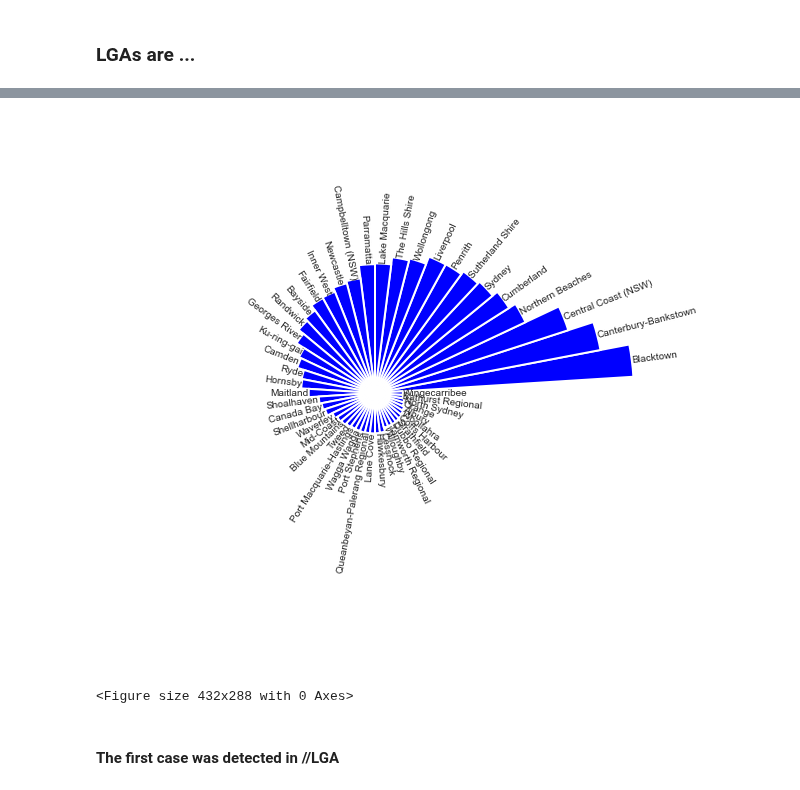
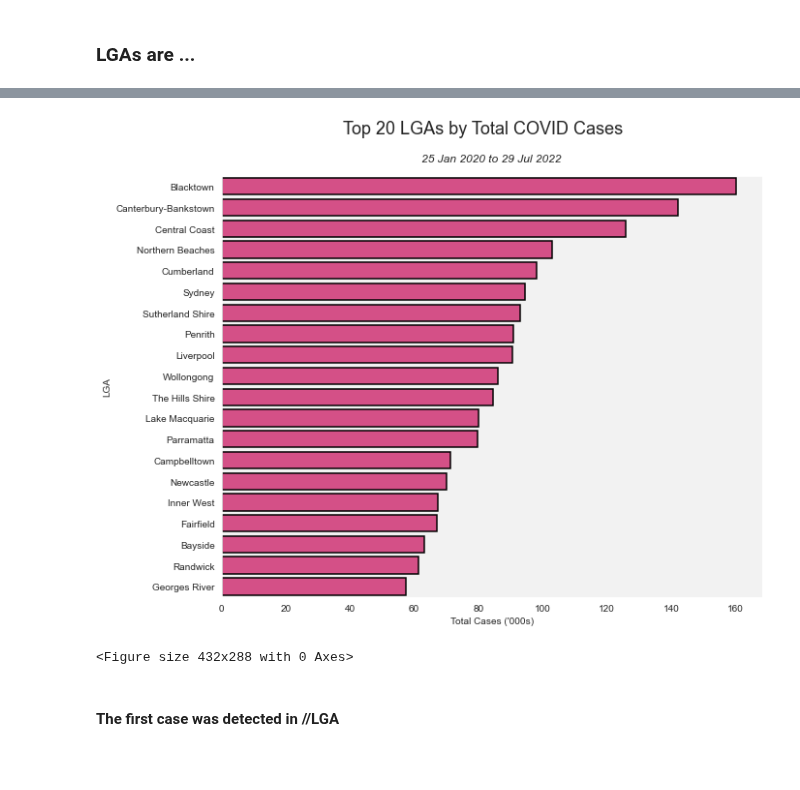
Before and after one commit to henrylin03/covid-nsw, a Jupyter notebook: covid-nsw.ipynb, the cells around one changed output, grey strips where cells are left out. Saved outputs shown, nothing was run; the diff lists cells and outputs as text; code cells hidden in the pictures; blank space fills up the shorter version.

Commit message:
add horizontal barchart for top 20 lgas by total covid cases

```diff
--- a/covid-nsw.ipynb
+++ b/covid-nsw.ipynb
@@ -539,42 +539,29 @@ lga_cases_total
 | 129 | Unincorporated NSW | 81 |
 | 130 | Hotel Quarantine | 60 |
 131 rows × 2 columns
-# %%
-# plotting circular barchart
-plt.figure(figsize=(20,10))
-ax = plt.subplot(111, polar=True)
-plt.axis("off")
-upper_limit = 100
-lower_limit = 30
-max = lga_cases_total.cases.max()
-slope = (max - lower_limit) / max
-heights = slope * lga_cases_total.cases + lower_limit
-width = 2*np.pi / len(lga_cases_total.index)
-indexes = list(range(1, len(lga_cases_total.index)+1))
-angles = [element * width for element in indexes]
-
-bars = ax.bar(
-    x=angles, height=heights, width=width, bottom=lower_limit,
-    linewidth=2, edgecolor="white", color="blue")
-label_padding = 4
-
-for bar, angle, height, label in zip(bars, angles, heights, lga_cases_total.lga):
-    rotation = np.rad2deg(angle)
-    alignment = ""
-    if angle >= np.pi/2 and angle < 3*np.pi/2:
-        alignment = "right"
-        rotation = rotation + 180
-    else:
-        alignment = "left"
-    ax.text(x=angle, y=lower_limit + bar.get_height() + label_padding,
-            s=label, ha=alignment, va="center",
-            rotation=rotation, rotation_mode="anchor")
-
-plt.show()
-plt.clf()
-# %% [output]
-[figure, removed]
-<Figure size 432x288 with 0 Axes>
+# %%
+import matplotlib.ticker as ticker
+
+fig, ax = plt.subplots(figsize=(10, 8))
+
+sns.barplot(x="cases", y="lga", data=lga_cases_total.head(20),
+             orient="h",
+             saturation=8, color="#d45087",
+             edgecolor="black", linewidth=1.5,
+            ax=ax)\
+        .set(xlabel="Total Cases ('000s)",
+             ylabel="LGA")
+ax.figure.suptitle("Top 20 LGAs by Total COVID Cases", fontsize=18)
+ax.set_title(f"{start_date} to {end_date}", y=1.02, style="italic")
+ax.xaxis.set_major_formatter(
+    ticker.FuncFormatter(lambda x, pos: "{:,.0f}".format(x/1000)))
+
+
+plt.show()
+plt.clf()
+# %% [output]
+[figure, added]
+<Figure size 432x288 with 0 Axes>
 # %% [markdown]
 #### The first case was detected in //LGA
 # %% [markdown]
```
Also changed, not shown: parts of 1 cell of this notebook.
